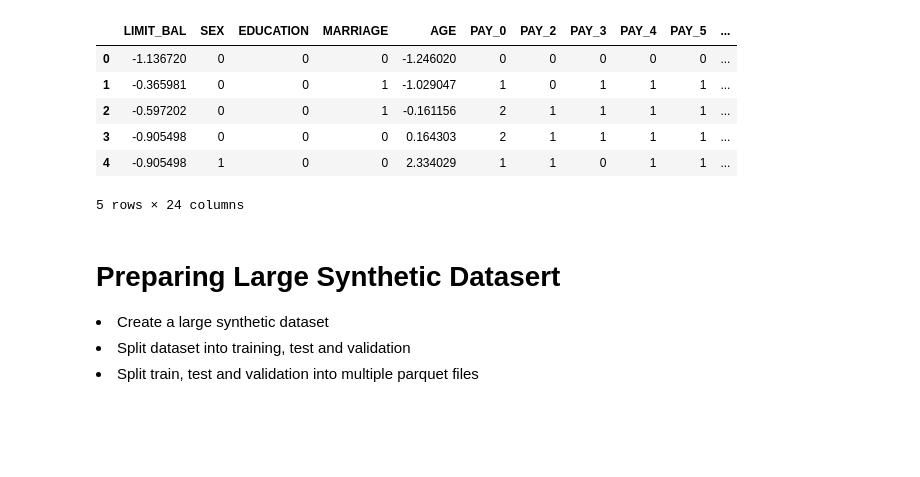
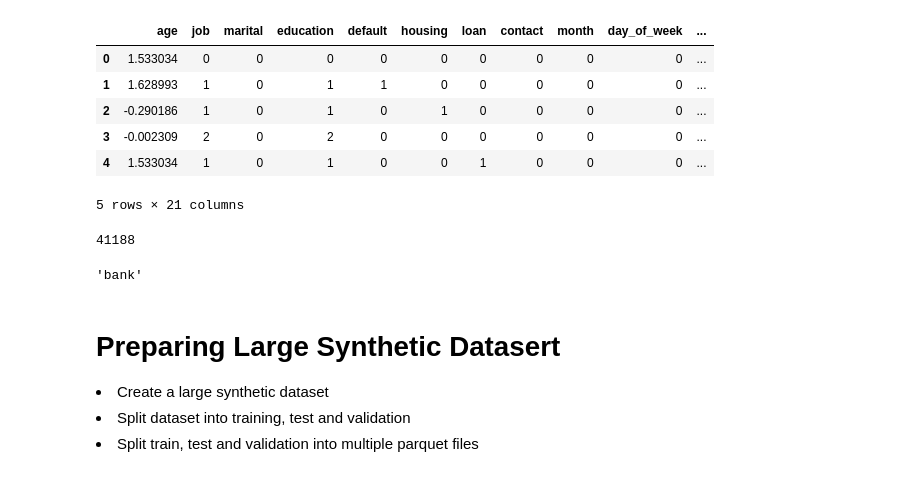
Before and after one commit to VRM1/PytorchRecipes, a Jupyter notebook: Examples/PrepareData.ipynb, the cells around one changed output. Saved outputs shown, nothing was run; the diff lists cells and outputs as text; code cells hidden in the pictures; blank space fills up the shorter version.

```diff
--- a/Examples/PrepareData.ipynb
+++ b/Examples/PrepareData.ipynb
@@ -3,33 +3,37 @@ import pandas as pd
 from sklearn.preprocessing import StandardScaler
 from sklearn.model_selection import train_test_split
 # %%
-name = 'defaultCredit'
+name = 'bank'
 # df = pd.read_csv('/media/6TB_Volume/DataRepo/small_datasets/defaultCredit/data.csv')
-df = pd.read_csv('/media/6TB_Volume/DataRepo/small_datasets/{}/data.csv'.format(name))
-target_clm = 'default.payment.next.month'
-# target_clm = 'y'
+df = pd.read_csv('/mnt/d/DataRepo/small_datasets/{}/data.csv'.format(name))
+# target_clm = 'default.payment.next.month'
+target_clm = 'y'
 #get numerical columns
-dtyp_df = pd.read_csv('/media/6TB_Volume/DataRepo/small_datasets/{}/fold0/data_types.csv'.format(name))
+dtyp_df = pd.read_csv('/mnt/d/DataRepo/small_datasets/{}/fold0/data_types.csv'.format(name))
 num_types = dtyp_df[dtyp_df.type.isin(['pos','count', 'real'])].index
 num_types = pd.DataFrame(columns=list(df.columns[num_types]))
 cat_types = dtyp_df[~dtyp_df.type.isin(['pos','count', 'real'])].index
 num_categories = dtyp_df[~dtyp_df.type.isin(['pos','count', 'real'])].dim
 cat_types = df.columns[cat_types]
 cat_types = pd.DataFrame(columns=cat_types)
 cat_types.loc[0] = num_categories.values
-cat_types = cat_types.drop([target_clm], axis=1)
+# cat_types = cat_types.drop([target_clm], axis=1)
 # factorize the categorical columns
 df[cat_types.columns] = df[cat_types.columns].apply(lambda x: pd.factorize(x)[0])
 #scale numerical columns
 scaler = StandardScaler()
 # first we need to detect numerical clms and then scale, this is incorrect
 df[num_types.columns] = scaler.fit_transform(df[num_types.columns])
 df.head()
 # %% [output]
-|  | LIMIT_BAL | SEX | EDUCATION | MARRIAGE | AGE | PAY_0 | PAY_2 | PAY_3 | PAY_4 | PAY_5 | ... |
-| 0 | -1.136720 | 0 | 0 | 0 | -1.246020 | 0 | 0 | 0 | 0 | 0 | ... |
-| 1 | -0.365981 | 0 | 0 | 1 | -1.029047 | 1 | 0 | 1 | 1 | 1 | ... |
-| 2 | -0.597202 | 0 | 0 | 1 | -0.161156 | 2 | 1 | 1 | 1 | 1 | ... |
-| 3 | -0.905498 | 0 | 0 | 0 | 0.164303 | 2 | 1 | 1 | 1 | 1 | ... |
-| 4 | -0.905498 | 1 | 0 | 0 | 2.334029 | 1 | 1 | 0 | 1 | 1 | ... |
+|  | age | job | marital | education | default | housing | loan | contact | month | day_of_week | ... |
+| 0 | 1.533034 | 0 | 0 | 0 | 0 | 0 | 0 | 0 | 0 | 0 | ... |
+| 1 | 1.628993 | 1 | 0 | 1 | 1 | 0 | 0 | 0 | 0 | 0 | ... |
+| 2 | -0.290186 | 1 | 0 | 1 | 0 | 1 | 0 | 0 | 0 | 0 | ... |
+| 3 | -0.002309 | 2 | 0 | 2 | 0 | 0 | 0 | 0 | 0 | 0 | ... |
+| 4 | 1.533034 | 1 | 0 | 1 | 0 | 0 | 1 | 0 | 0 | 0 | ... |
-5 rows × 24 columns
+5 rows × 21 columns
+# %%
+len(df)
+# %% [output]
+41188
@@ -40,2 +51,6 @@ cat_types.to_csv('/home/vineeth/Documents/GitWorkSpace/PytorchRecipes/SimpleMLP/
      index=False)
+# %%
+name
+# %% [output]
+'bank'
 # %%
```
Also changed, not shown: parts of 3 cells of this notebook, 11 other files.
